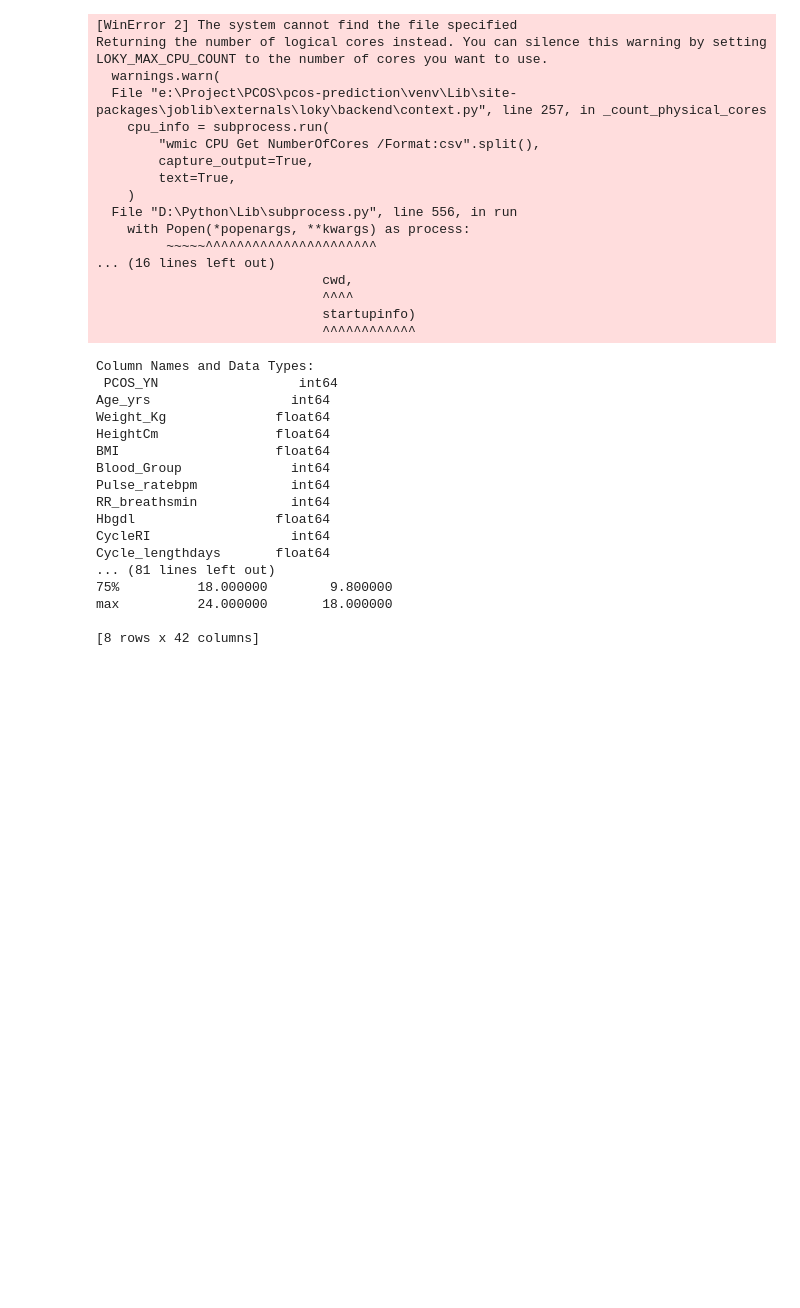
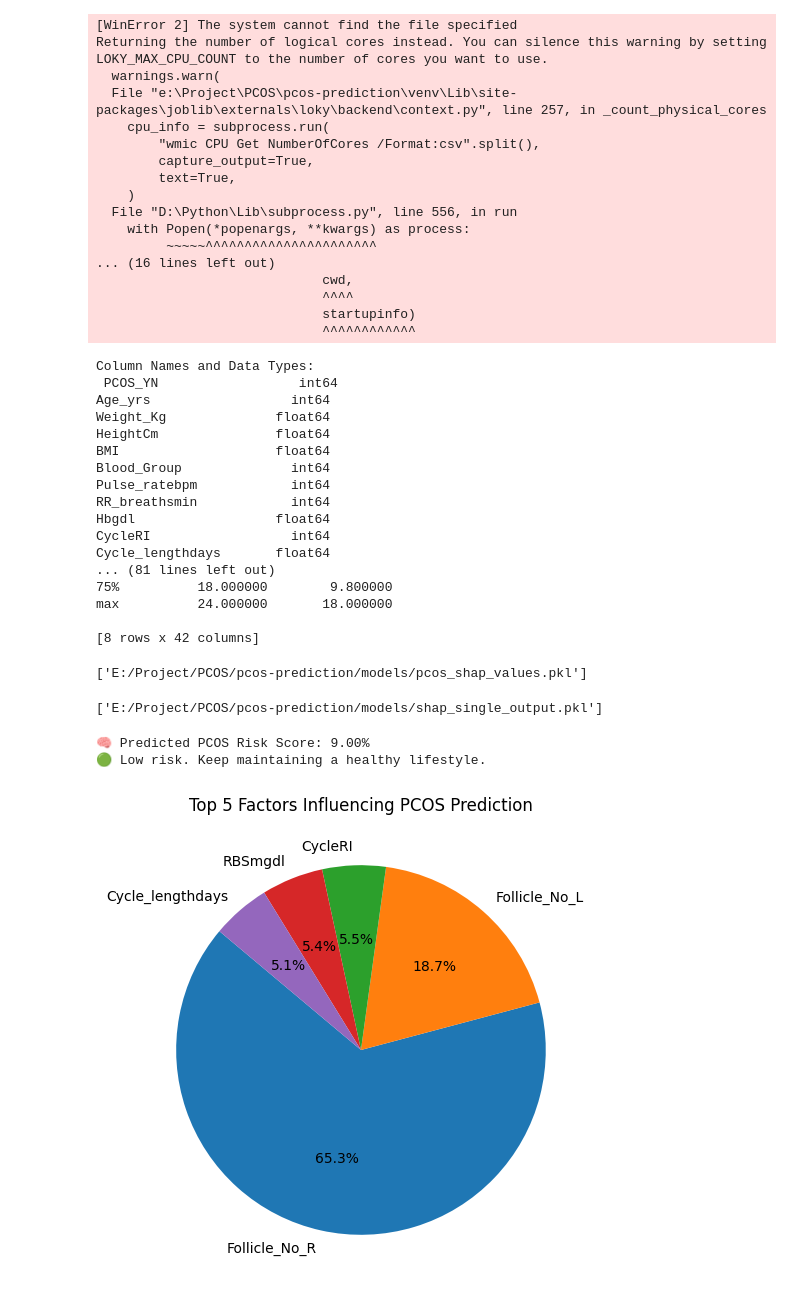
Before and after one commit to sivan73/pcos-prediction, a Jupyter notebook: notebooks/PCOS_Model_With_LIME.ipynb, the cells around one changed output. Saved outputs shown, nothing was run; the diff lists cells and outputs as text; code cells hidden in the pictures; blank space fills up the shorter version.

```diff
--- a/notebooks/PCOS_Model_With_LIME.ipynb
+++ b/notebooks/PCOS_Model_With_LIME.ipynb
@@ -866,3 +910,10 @@ with open("../models/pcos_feature_names.pkl", "wb") as f:
 # Save the training data
 with open("../models/pcos_training_data.pkl", "wb") as f:
     pickle.dump(X_train_resampled, f)
+# %%
+# Save CatBoost model
+with open('../models/catboost_model.pkl', 'wb') as f:
+    pickle.dump(base_model, f)
+
+with open('../models/rf_model.pkl', 'wb') as f:
+    pickle.dump(rf_model, f)
@@ -1021,0 +1083,4 @@ max          24.000000       18.000000
+# %%
+model = joblib.load('E:/Project/PCOS/pcos-prediction/models/pcos_ensemble_model.pkl')
+X_train = joblib.load('E:/Project/PCOS/pcos-prediction/models/pcos_training_data.pkl')
+feature_names = joblib.load('E:/Project/PCOS/pcos-prediction/models/pcos_feature_names.pkl')
@@ -1021,0 +1096,69 @@ max          24.000000       18.000000
+# %%
+# Save SHAP values for later use (e.g., for test sample)
+joblib.dump(shap_values, 'E:/Project/PCOS/pcos-prediction/models/pcos_shap_values.pkl')
+# %% [output]
+['E:/Project/PCOS/pcos-prediction/models/pcos_shap_values.pkl']
+# %%
+# Sample test input
+sample_input = X_train_df.iloc[[0]].values
+
+# Generate SHAP values for a single instance
+shap_sample = explainer(sample_input)
+
+# Save this for use in  Flask app
+joblib.dump(shap_sample, 'E:/Project/PCOS/pcos-prediction/models/shap_single_output.pkl')
+# %% [output]
+['E:/Project/PCOS/pcos-prediction/models/shap_single_output.pkl']
+# %%
+import joblib
+import pandas as pd
+import shap
+import matplotlib.pyplot as plt
+
+# Load model and data
+model = joblib.load('E:/Project/PCOS/pcos-prediction/models/pcos_ensemble_model.pkl')
+X_train_np = joblib.load('E:/Project/PCOS/pcos-prediction/models/pcos_training_data.pkl')
+feature_names = joblib.load('E:/Project/PCOS/pcos-prediction/models/pcos_feature_names.pkl')
+
+# Convert NumPy array to DataFrame with feature names
+X_train = pd.DataFrame(X_train_np, columns=feature_names)
+
+# Use a sample input (first row)
+sample = X_train.iloc[[0]]
+
+# Generate SHAP values
+explainer = shap.Explainer(model.predict, X_train.values)
+shap_values_sample = explainer(sample.values).values[0]
+
+# Calculate and print risk score
+risk_score = model.predict_proba(sample)[0][1] * 100
+print(f"\n🧠 Predicted PCOS Risk Score: {risk_score:.2f}%")
+
+# Dynamic phrase
+if risk_score > 70:
+    print("⚠️ High risk detected. Please consult a gynecologist soon.\n")
+elif risk_score > 40:
+    print("🟡 Moderate risk. Consider regular health monitoring.\n")
+else:
+    print("🟢 Low risk. Keep maintaining a healthy lifestyle.\n")
+
+# Pie chart of top feature contributions
+def plot_shap_pie(feature_names, shap_values_sample, top_n=5):
+    shap_abs = abs(shap_values_sample)
+    total = shap_abs.sum()
+    contributions = (shap_abs / total) * 100
+    top_indices = contributions.argsort()[-top_n:][::-1]
+
+    plt.figure(figsize=(6,6))
+    plt.pie(contributions[top_indices],
+            labels=[feature_names[i] for i in top_indices],
+            autopct='%1.1f%%',
+            startangle=140)
+    plt.title(f"Top {top_n} Factors Influencing PCOS Prediction")
+    plt.show()
+
+plot_shap_pie(feature_names, shap_values_sample)
+# %% [output]
+🧠 Predicted PCOS Risk Score: 9.00%
+🟢 Low risk. Keep maintaining a healthy lifestyle.
+[figure, added]
```
Also changed, not shown: parts of 13 cells of this notebook, 8 other files.
